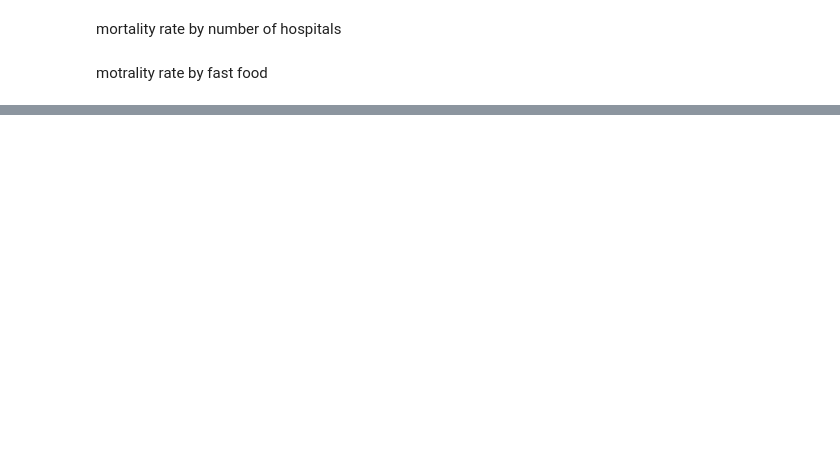
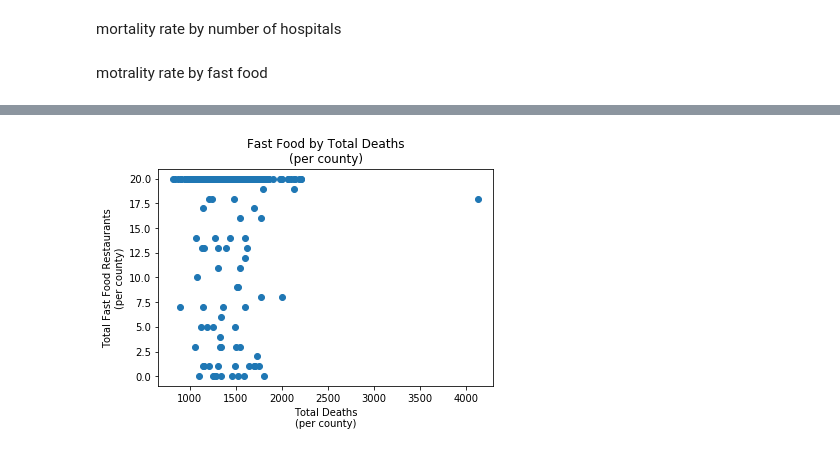
Before and after one commit to petersmyers/Project1, a Jupyter notebook: Project1_Visualizations.ipynb, the cells around one changed output, grey strips where cells are left out. Drawn from its saved outputs; the diff is of its cells as text; code cells hidden in the pictures; blank space fills up the shorter version.

```diff
--- a/Project1_Visualizations.ipynb
+++ b/Project1_Visualizations.ipynb
@@ -392,0 +386,8 @@ county_csv.loc[county_csv["State"] =="CA"]
+# %%
+plt.scatter(x = hosp_food.countytotal, y = hosp_food["Fast Food Count"])
+plt.title("Fast Food by Total Deaths\n(per county)")
+plt.xlabel("Total Deaths\n(per county)")
+plt.ylabel("Total Fast Food Restaurants\n(per county)")
+plt.savefig("FastFoodbytotaldeath.png")
+# %% [output]
+[figure, added]
```
Also changed, not shown: parts of 8 cells of this notebook, 6 other files.
